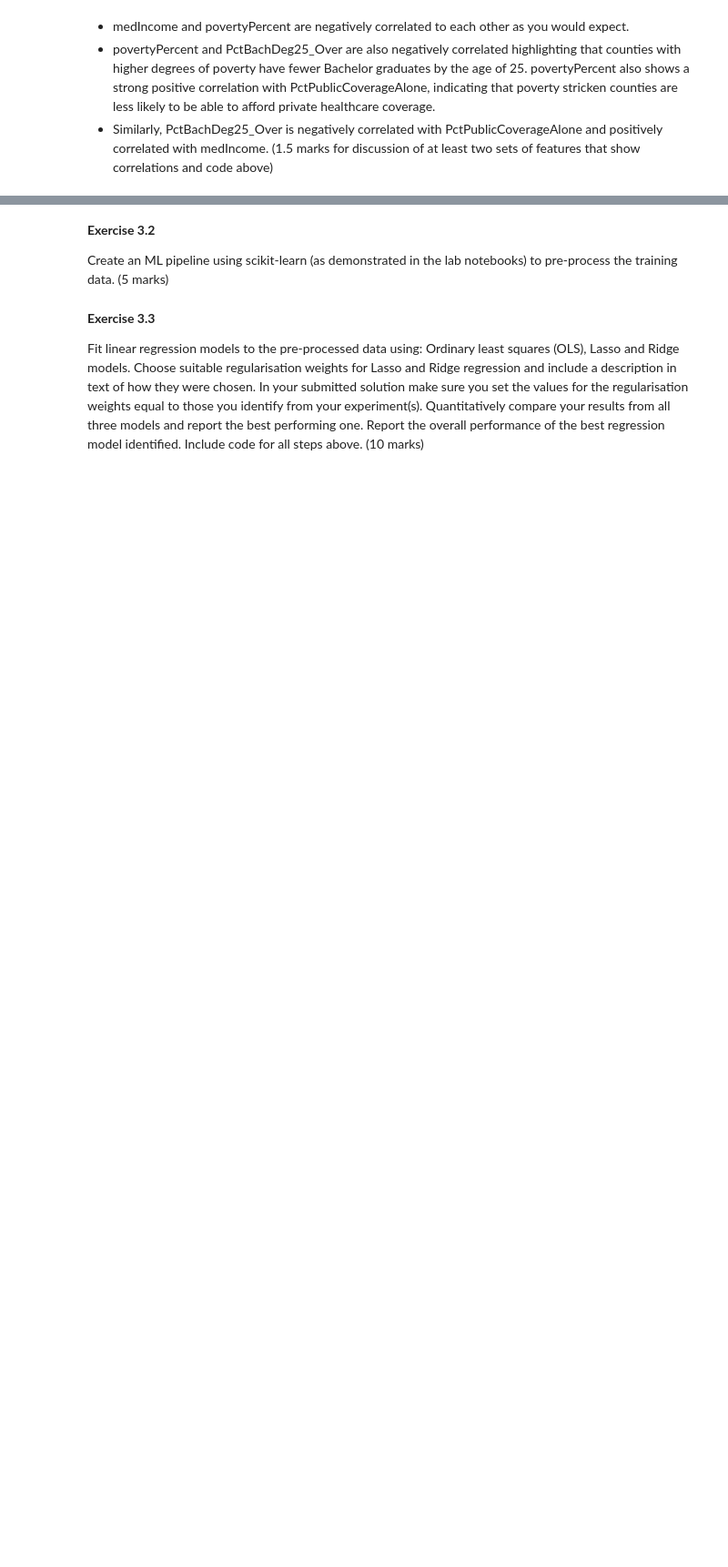
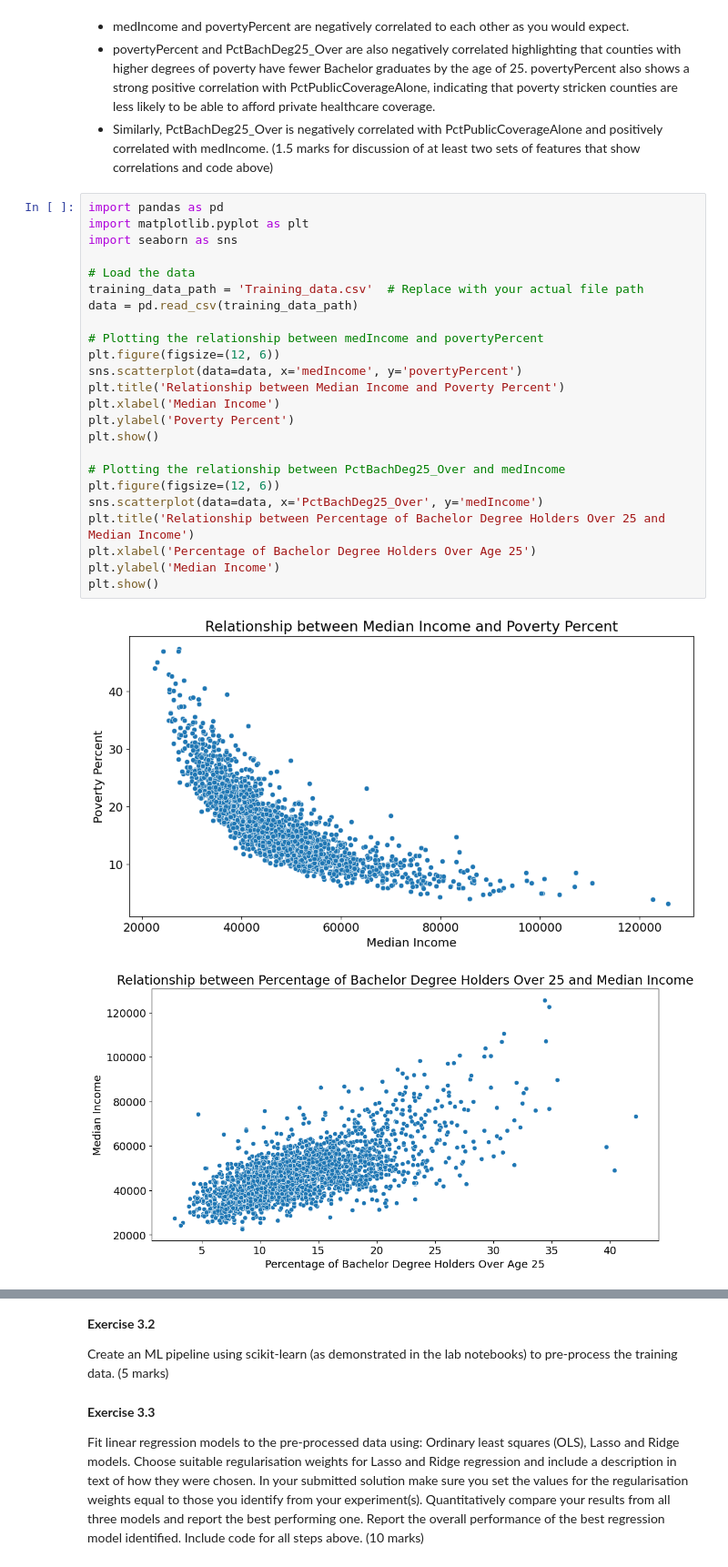
Before and after one commit to htootayzaaung/COMP3611-Machine-Learning, a Jupyter notebook: Coursework 1/COMP3611_Assessment.ipynb, the cells around one changed output, grey strips where cells are left out. Shown at 91% size. Saved outputs shown, nothing was run; the diff lists cells and outputs as text; blank space fills up the shorter version.

```diff
--- a/Coursework 1/COMP3611_Assessment.ipynb
+++ b/Coursework 1/COMP3611_Assessment.ipynb
@@ -629,3 +765,30 @@ Percent Public Coverage Alone           0.439734
 *   medIncome and povertyPercent are negatively correlated to each other as you would expect.
 *   povertyPercent and PctBachDeg25_Over are also negatively correlated highlighting that counties with higher degrees of poverty have fewer Bachelor graduates by the age of 25. povertyPercent also shows a strong positive correlation with PctPublicCoverageAlone, indicating that poverty stricken counties are less likely to be able to afford private healthcare coverage.
 *   Similarly, PctBachDeg25_Over is negatively correlated with PctPublicCoverageAlone and positively correlated with medIncome. (1.5 marks for discussion of at least two sets of features that show correlations and code above)
+# %%
+import pandas as pd
+import matplotlib.pyplot as plt
+import seaborn as sns
+
+# Load the data
+training_data_path = 'Training_data.csv'  # Replace with your actual file path
+data = pd.read_csv(training_data_path)
+
+# Plotting the relationship between medIncome and povertyPercent
+plt.figure(figsize=(12, 6))
+sns.scatterplot(data=data, x='medIncome', y='povertyPercent')
+plt.title('Relationship between Median Income and Poverty Percent')
+plt.xlabel('Median Income')
+plt.ylabel('Poverty Percent')
+plt.show()
+
+# Plotting the relationship between PctBachDeg25_Over and medIncome
+plt.figure(figsize=(12, 6))
+sns.scatterplot(data=data, x='PctBachDeg25_Over', y='medIncome')
+plt.title('Relationship between Percentage of Bachelor Degree Holders Over 25 and Median Income')
+plt.xlabel('Percentage of Bachelor Degree Holders Over Age 25')
+plt.ylabel('Median Income')
+plt.show()
+# %% [output]
+[figure, added]
+[figure, added]
```
Also changed, not shown: parts of 9 cells of this notebook.
